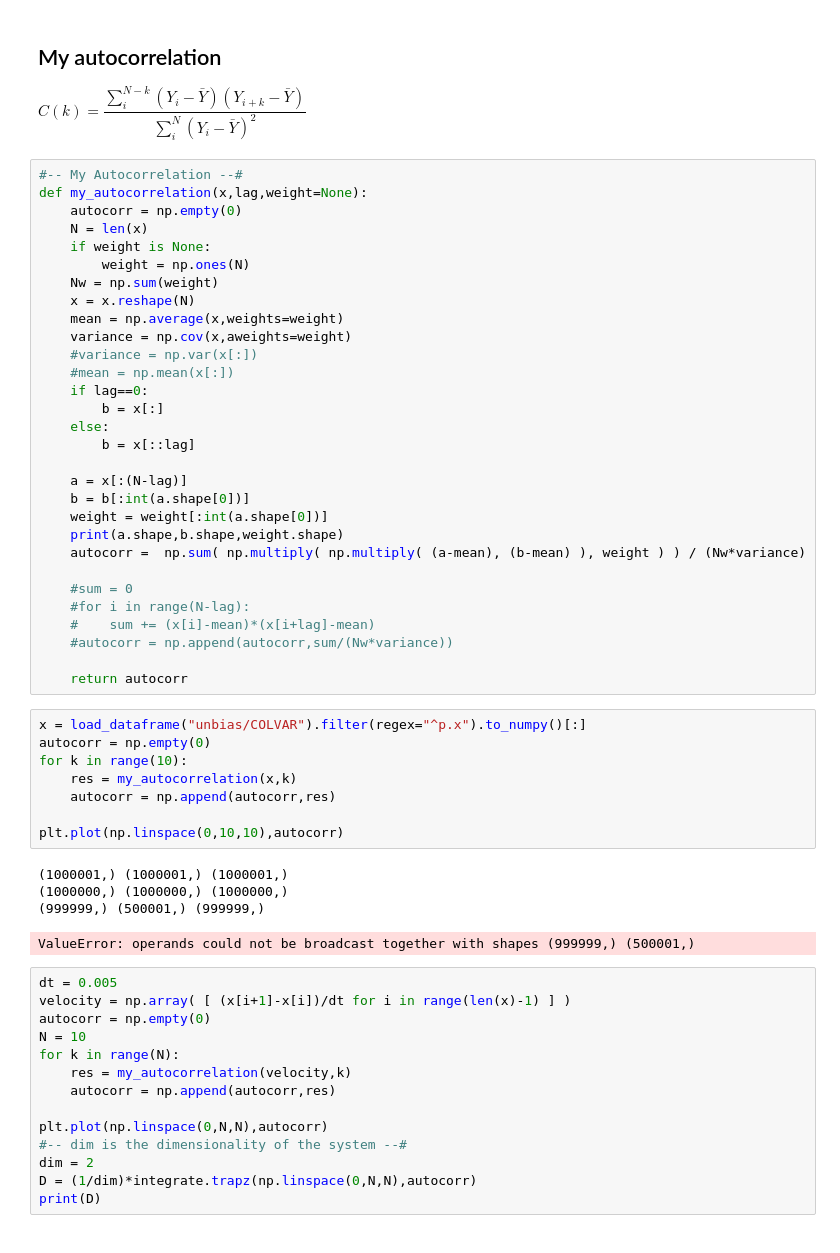
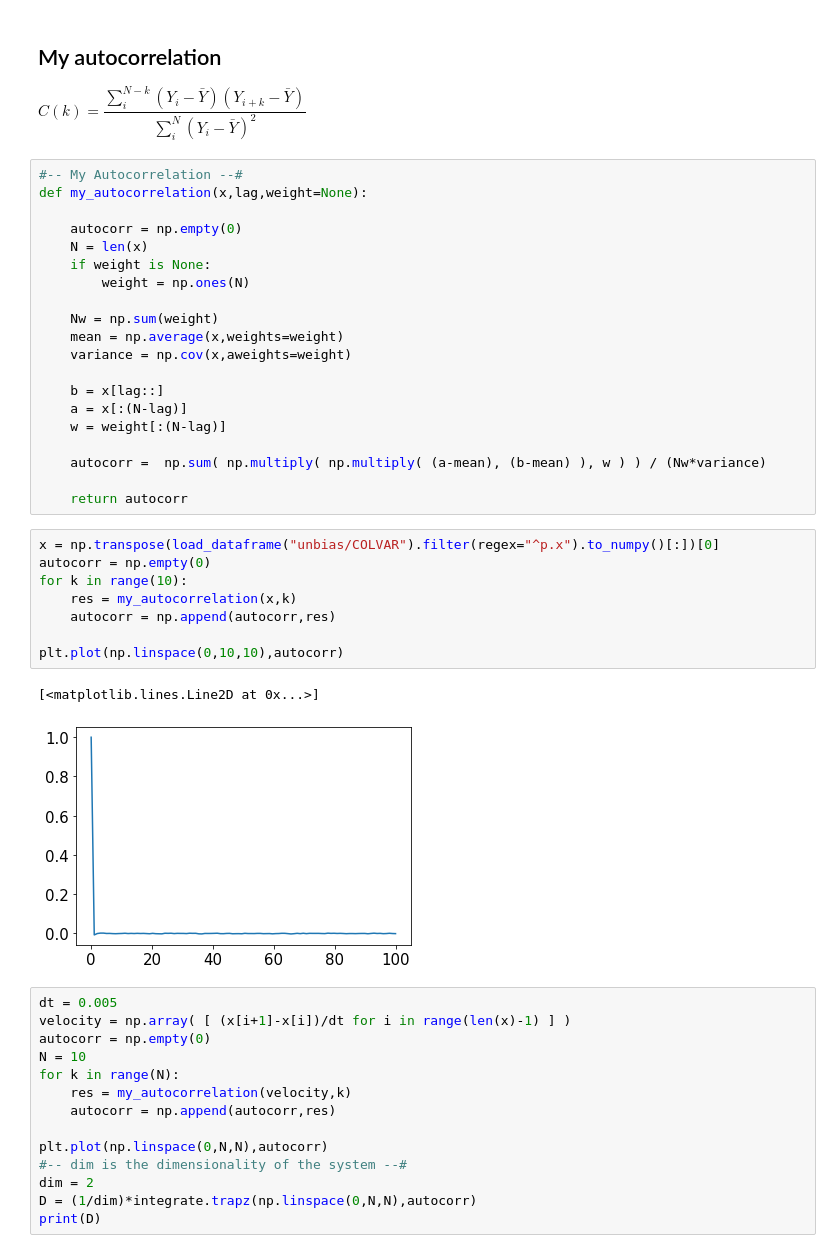
Before and after one commit to nicolopedrani/Hyper-TICA, a Jupyter notebook: Toy_Model/Unbias.ipynb, the cells around one changed output. Cells and saved outputs as stored; diff of their text form.

```diff
--- a/Toy_Model/Unbias.ipynb
+++ b/Toy_Model/Unbias.ipynb
@@ -225,46 +225,34 @@ $C(k) = \dfrac{\sum_i^{N-k} (Y_i - \bar Y)(Y_{i+k} - \bar Y) }{\sum_i^{N} (Y_i -
 # %%
 #-- My Autocorrelation --#
 def my_autocorrelation(x,lag,weight=None):
+
     autocorr = np.empty(0)
     N = len(x)
     if weight is None:
         weight = np.ones(N)
+
     Nw = np.sum(weight)
-    x = x.reshape(N)
     mean = np.average(x,weights=weight)
     variance = np.cov(x,aweights=weight)
-    #variance = np.var(x[:])
-    #mean = np.mean(x[:])
-    if lag==0:
-        b = x[:]
-    else:
-        b = x[::lag]
 
+    b = x[lag::]
     a = x[:(N-lag)]
-    b = b[:int(a.shape[0])]
-    weight = weight[:int(a.shape[0])]
-    print(a.shape,b.shape,weight.shape)
-    autocorr =  np.sum( np.multiply( np.multiply( (a-mean), (b-mean) ), weight ) ) / (Nw*variance)
+    w = weight[:(N-lag)]
 
-    #sum = 0
-    #for i in range(N-lag):
-    #    sum += (x[i]-mean)*(x[i+lag]-mean)
-    #autocorr = np.append(autocorr,sum/(Nw*variance))
+    autocorr =  np.sum( np.multiply( np.multiply( (a-mean), (b-mean) ), w ) ) / (Nw*variance)
 
     return autocorr
 # %%
-x = load_dataframe("unbias/COLVAR").filter(regex="^p.x").to_numpy()[:]
+x = np.transpose(load_dataframe("unbias/COLVAR").filter(regex="^p.x").to_numpy()[:])[0]
 autocorr = np.empty(0)
 for k in range(10):
     res = my_autocorrelation(x,k)
     autocorr = np.append(autocorr,res)
 
 plt.plot(np.linspace(0,10,10),autocorr)
 # %% [output]
-(1000001,) (1000001,) (1000001,)
-(1000000,) (1000000,) (1000000,)
-(999999,) (500001,) (999999,)
+[<matplotlib.lines.Line2D at 0x...>]
-ValueError: operands could not be broadcast together with shapes (999999,) (500001,)
+[figure, added]
 # %%
 dt = 0.005
 velocity = np.array( [ (x[i+1]-x[i])/dt for i in range(len(x)-1) ] )
```
Also changed, not shown: 2 other files.
